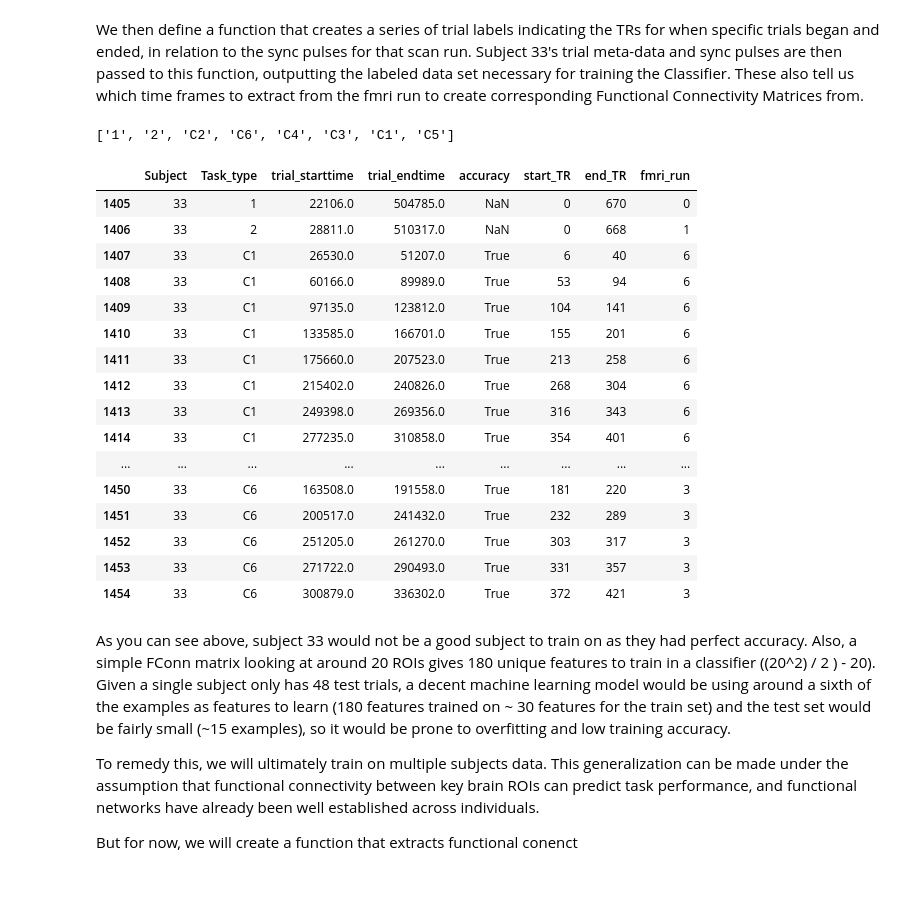
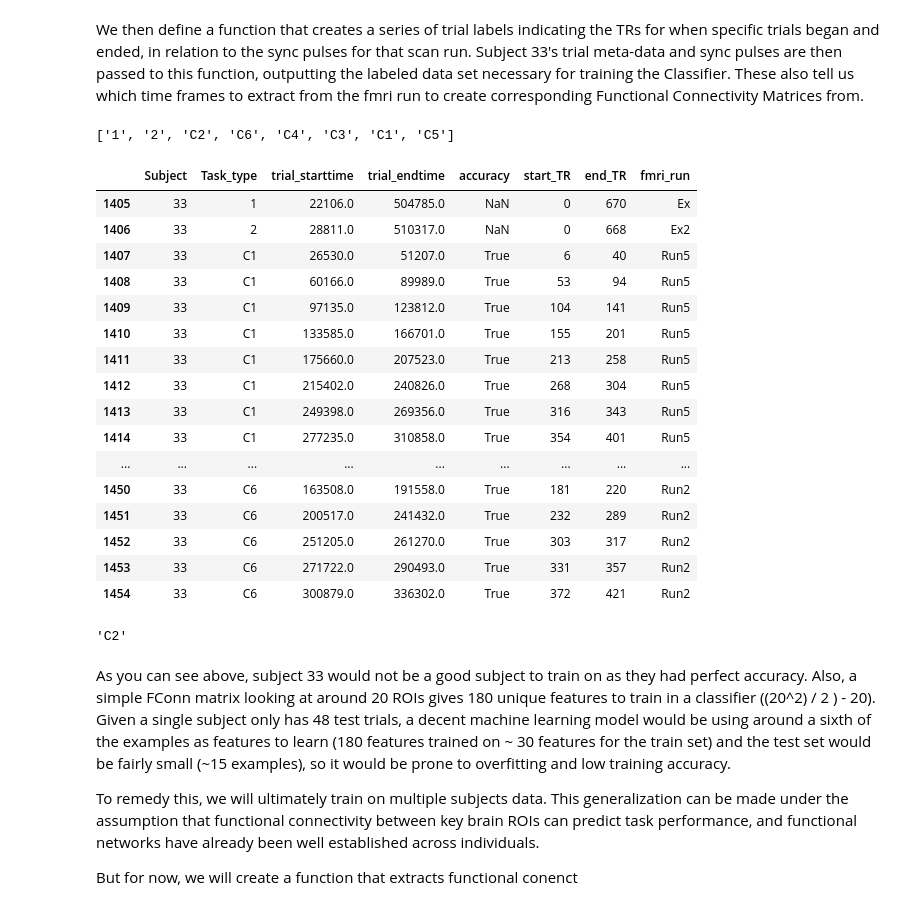
Before and after one commit to rwoodry/MLINDIV, a Jupyter notebook: machinelearning/MLINDIV_FC_TestTrials.ipynb, the cells around one changed output. Cells and saved outputs as stored; diff of their text form; code cells hidden in the pictures.

```diff
--- a/machinelearning/MLINDIV_FC_TestTrials.ipynb
+++ b/machinelearning/MLINDIV_FC_TestTrials.ipynb
@@ -46,17 +48,3 @@ sync_pulses
 | 5 | 33 | C4 | Test | 21605 | 31584 |
 | 6 | 33 | C5 | Test | 5413 | 28994 |
 | 7 | 33 | C6 | Test | 9712 | 32781 |
-# %%
-sub_043 = test_trials[test_trials['Subject'] == 43]
-print(np.unique(sub_043['times']))
-time_indices = np.unique(sub_043['times'], return_index = True)[1]
-task_order = []
-[task_order.append(sub_043.iloc[[i]]['Task_type'].to_string().split()[1]) for i in time_indices]
-
-print("RUN: ", task_order)
-
-tt = 'A1'
-tt2 = 'A5'
-
-run = task_order.index(tt) - 1 # Account for zero indexing
-run
@@ -90,49 +73,61 @@ def create_trial_labels(subjectnum, sync_pulses):
         data = test_labels[test_labels['Task_type'] == sync_pulses.trial_type[i]].copy()
 
         trial_times = np.unique
         start_tr = np.floor((data["trial_starttime"].copy() - sync_pulses.getready_response[i]) / 720).astype(int)
         end_tr = np.floor((data["trial_endtime"].copy() - sync_pulses.getready_response[i]) / 720).astype(int)
         run_num = task_order.index(sync_pulses.trial_type[i])
 
 
         start_TR = pandas.concat([start_TR, pandas.Series(start_tr)])
         end_TR = pandas.concat([end_TR, pandas.Series(end_tr)])
+
+        if run_num > 1:
+            run_num = 'Run' + str(run_num - 1)
+        elif run_num == 1:
+            run_num = 'Ex2'
+        else:
+            run_num = 'Ex'
         fmri_run = pandas.concat([fmri_run, pandas.Series([run_num] * len(end_tr))])
+
 
 
 
     test_labels = test_labels[['Subject', 'Task_type', 'trial_starttime', 'trial_endtime', 'accuracy']]
 
     test_labels['start_TR'] = start_TR.values
     test_labels['end_TR'] = end_TR.values
     test_labels['fmri_run'] = fmri_run.values
 
 
     return test_labels, task_order
 
 # Run this function on subject 33
 sub_033_trial_labels, sub_033_task_order = create_trial_labels(33, sync_pulses)
 print(sub_033_task_order)
 sub_033_trial_labels
 # %% [output]
 ['1', '2', 'C2', 'C6', 'C4', 'C3', 'C1', 'C5']
 |  | Subject | Task_type | trial_starttime | trial_endtime | accuracy | start_TR | end_TR | fmri_run |
-| 1405 | 33 | 1 | 22106.0 | 504785.0 | NaN | 0 | 670 | 0 |
-| 1406 | 33 | 2 | 28811.0 | 510317.0 | NaN | 0 | 668 | 1 |
-| 1407 | 33 | C1 | 26530.0 | 51207.0 | True | 6 | 40 | 6 |
-| 1408 | 33 | C1 | 60166.0 | 89989.0 | True | 53 | 94 | 6 |
-| 1409 | 33 | C1 | 97135.0 | 123812.0 | True | 104 | 141 | 6 |
-| 1410 | 33 | C1 | 133585.0 | 166701.0 | True | 155 | 201 | 6 |
-| 1411 | 33 | C1 | 175660.0 | 207523.0 | True | 213 | 258 | 6 |
-| 1412 | 33 | C1 | 215402.0 | 240826.0 | True | 268 | 304 | 6 |
-| 1413 | 33 | C1 | 249398.0 | 269356.0 | True | 316 | 343 | 6 |
-| 1414 | 33 | C1 | 277235.0 | 310858.0 | True | 354 | 401 | 6 |
+| 1405 | 33 | 1 | 22106.0 | 504785.0 | NaN | 0 | 670 | Ex |
+| 1406 | 33 | 2 | 28811.0 | 510317.0 | NaN | 0 | 668 | Ex2 |
+| 1407 | 33 | C1 | 26530.0 | 51207.0 | True | 6 | 40 | Run5 |
+| 1408 | 33 | C1 | 60166.0 | 89989.0 | True | 53 | 94 | Run5 |
+| 1409 | 33 | C1 | 97135.0 | 123812.0 | True | 104 | 141 | Run5 |
+| 1410 | 33 | C1 | 133585.0 | 166701.0 | True | 155 | 201 | Run5 |
+| 1411 | 33 | C1 | 175660.0 | 207523.0 | True | 213 | 258 | Run5 |
+| 1412 | 33 | C1 | 215402.0 | 240826.0 | True | 268 | 304 | Run5 |
+| 1413 | 33 | C1 | 249398.0 | 269356.0 | True | 316 | 343 | Run5 |
+| 1414 | 33 | C1 | 277235.0 | 310858.0 | True | 354 | 401 | Run5 |
 | ... | ... | ... | ... | ... | ... | ... | ... | ... |
-| 1450 | 33 | C6 | 163508.0 | 191558.0 | True | 181 | 220 | 3 |
-| 1451 | 33 | C6 | 200517.0 | 241432.0 | True | 232 | 289 | 3 |
-| 1452 | 33 | C6 | 251205.0 | 261270.0 | True | 303 | 317 | 3 |
-| 1453 | 33 | C6 | 271722.0 | 290493.0 | True | 331 | 357 | 3 |
-| 1454 | 33 | C6 | 300879.0 | 336302.0 | True | 372 | 421 | 3 |
+| 1450 | 33 | C6 | 163508.0 | 191558.0 | True | 181 | 220 | Run2 |
+| 1451 | 33 | C6 | 200517.0 | 241432.0 | True | 232 | 289 | Run2 |
+| 1452 | 33 | C6 | 251205.0 | 261270.0 | True | 303 | 317 | Run2 |
+| 1453 | 33 | C6 | 271722.0 | 290493.0 | True | 331 | 357 | Run2 |
+| 1454 | 33 | C6 | 300879.0 | 336302.0 | True | 372 | 421 | Run2 |
+# %%
+np.unique(sub_033_trial_labels[sub_033_trial_labels['fmri_run'] == 'Run1'].Task_type)[0]
+# %% [output]
+'C2'
 # %% [markdown]
 As you can see above, subject 33 would not be a good subject to train on as they had perfect accuracy. Also, a simple FConn matrix looking at around 20 ROIs gives 180 unique features to train in a classifier ((20^2) / 2 ) - 20). Given a single subject only has 48 test trials, a decent machine learning model would be using around a sixth of the examples as features to learn (180 features trained on ~ 30 features for the train set) and the test set would be fairly small (~15 examples), so it would be prone to overfitting and low training accuracy.
 
```
Also changed, not shown: parts of 17 cells of this notebook.
